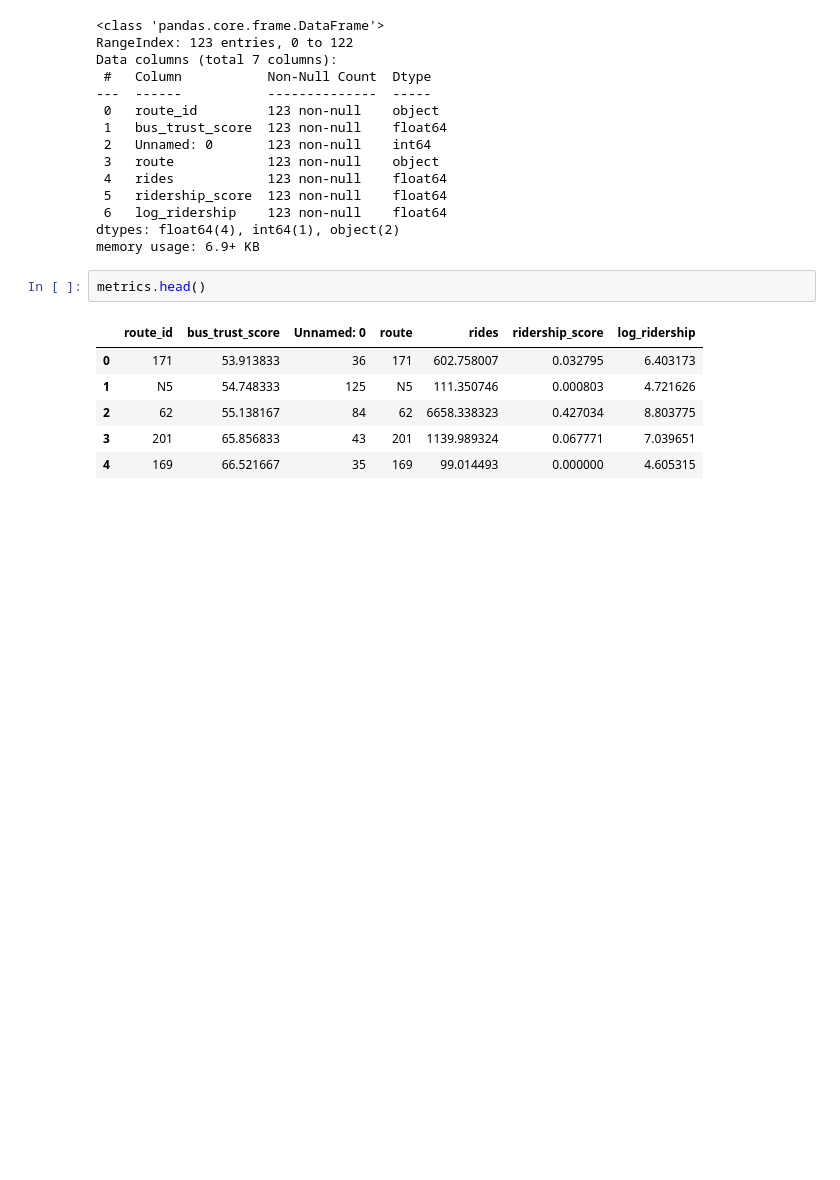
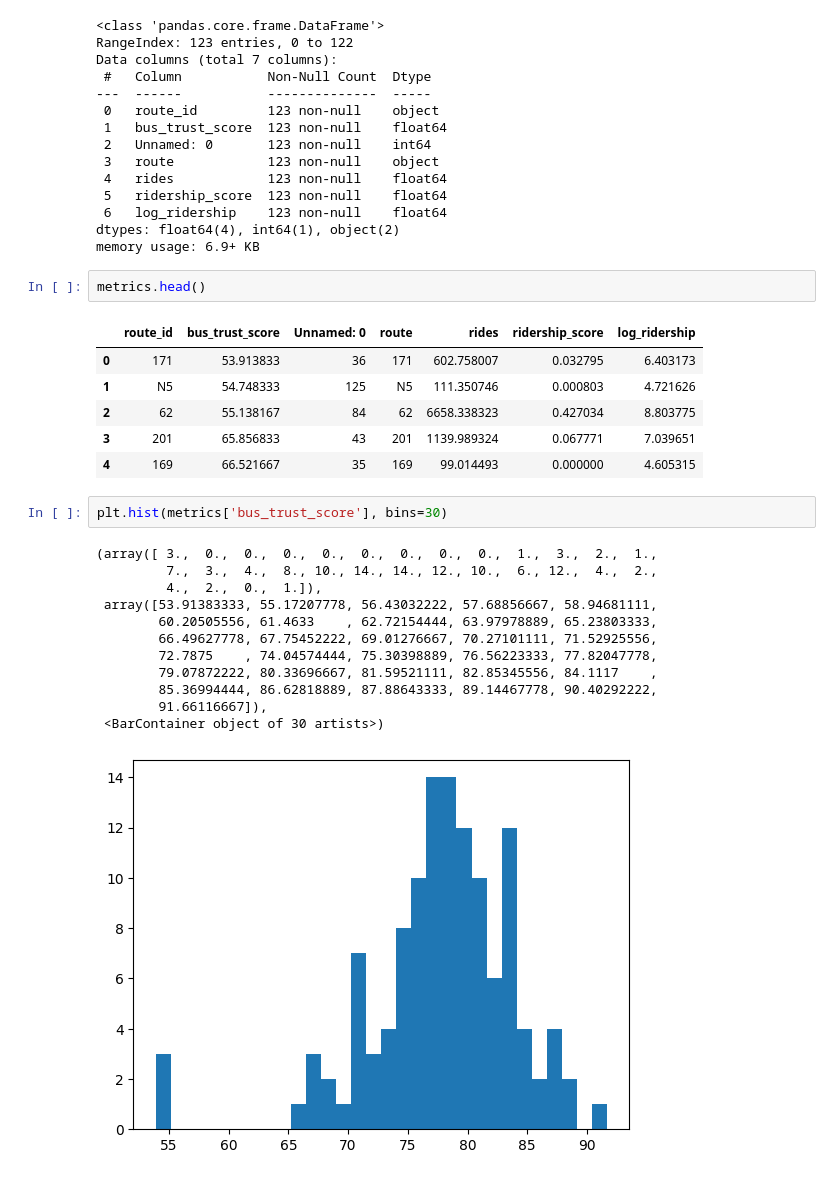
Before and after one commit to liv-fing/CTABusTrust, a Jupyter notebook: bus_trust_score.ipynb, the cells around one changed output. Saved outputs shown, nothing was run; the diff lists cells and outputs as text; blank space fills up the shorter version.

```diff
--- a/bus_trust_score.ipynb
+++ b/bus_trust_score.ipynb
@@ -44,3 +45,18 @@ metrics.head()
 | 2 | 62 | 55.138167 | 84 | 62 | 6658.338323 | 0.427034 | 8.803775 |
 | 3 | 201 | 65.856833 | 43 | 201 | 1139.989324 | 0.067771 | 7.039651 |
 | 4 | 169 | 66.521667 | 35 | 169 | 99.014493 | 0.000000 | 4.605315 |
+# %%
+plt.hist(metrics['bus_trust_score'], bins=30)
+# %% [output]
+(array([ 3.,  0.,  0.,  0.,  0.,  0.,  0.,  0.,  0.,  1.,  3.,  2.,  1.,
+         7.,  3.,  4.,  8., 10., 14., 14., 12., 10.,  6., 12.,  4.,  2.,
+         4.,  2.,  0.,  1.]),
+ array([53.91383333, 55.17207778, 56.43032222, 57.68856667, 58.94681111,
+        60.20505556, 61.4633    , 62.72154444, 63.97978889, 65.23803333,
+        66.49627778, 67.75452222, 69.01276667, 70.27101111, 71.52925556,
+        72.7875    , 74.04574444, 75.30398889, 76.56223333, 77.82047778,
+        79.07872222, 80.33696667, 81.59521111, 82.85345556, 84.1117    ,
+        85.36994444, 86.62818889, 87.88643333, 89.14467778, 90.40292222,
+        91.66116667]),
+ <BarContainer object of 30 artists>)
+[figure, added]
```
Also changed, not shown: parts of 3 cells of this notebook, 9 other files.
